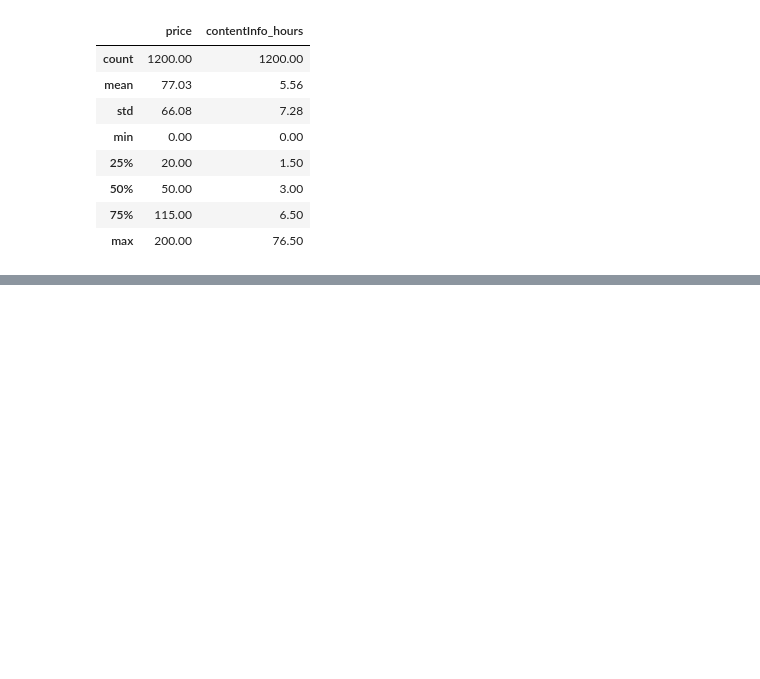
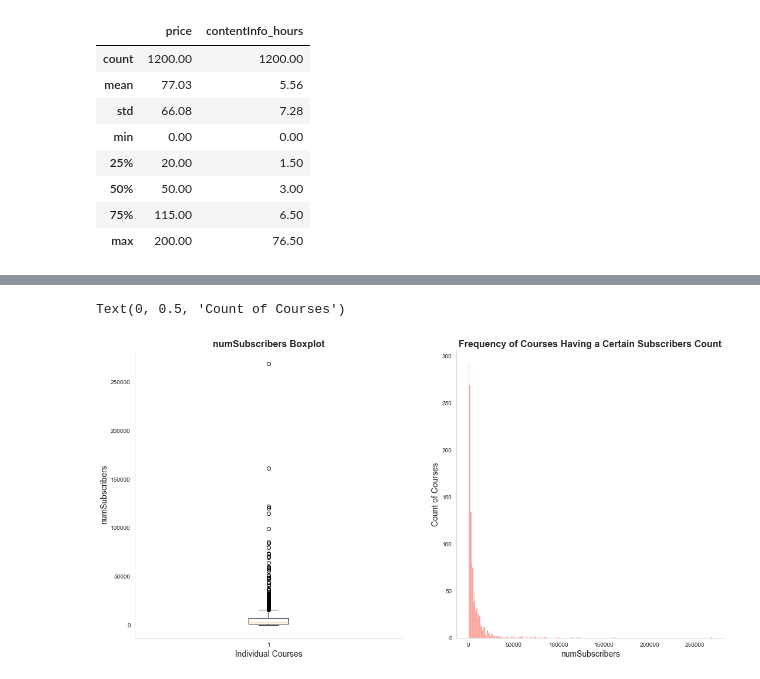
Before and after one commit to willnguyen14/udemy-viz-project, a Jupyter notebook: udemy.ipynb, the cells around one changed output, grey strips where cells are left out. Saved outputs shown, nothing was run; the diff lists cells and outputs as text; code cells hidden in the pictures; blank space fills up the shorter version.

```diff
--- a/udemy.ipynb
+++ b/udemy.ipynb
@@ -589,0 +428,19 @@ Make a storyboard with the data I got.
+# %%
+fig, (ax1,ax2) = plt.subplots(nrows=1,ncols=2,figsize=(18,9))
+sns.despine()
+
+# numSubscribers is a good business metric to observe performance of courses
+# we see many outliers and lets find out what's going on
+ax1.boxplot(web_dev.numSubscribers)
+ax1.set_title("numSubscribers Boxplot",{'fontsize':16,'fontweight':'bold'})
+ax1.set_xlabel("Individual Courses",{'fontsize':14})
+ax1.set_ylabel("numSubscribers",{'fontsize':14})
+
+df_sorted= web_dev.sort_values('numSubscribers',ascending=False)
+sns.histplot(df_sorted.numSubscribers, color='salmon')
+ax2.set_title("Frequency of Courses Having a Certain Subscribers Count",{'fontsize':16,'fontweight':'bold'})
+ax2.set_xlabel("numSubscribers",{'fontsize':14})
+ax2.set_ylabel("Count of Courses",{'fontsize':14})
+# %% [output]
+Text(0, 0.5, 'Count of Courses')
+[figure, added]
```
Also changed, not shown: parts of 48 cells of this notebook.
